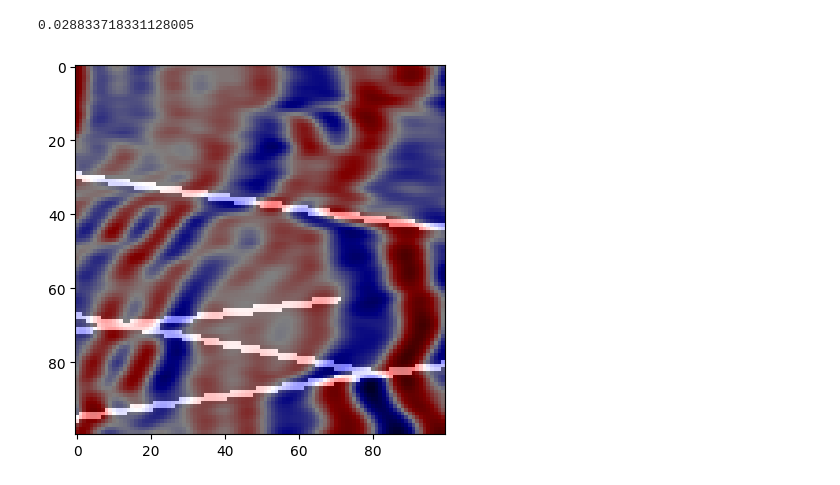
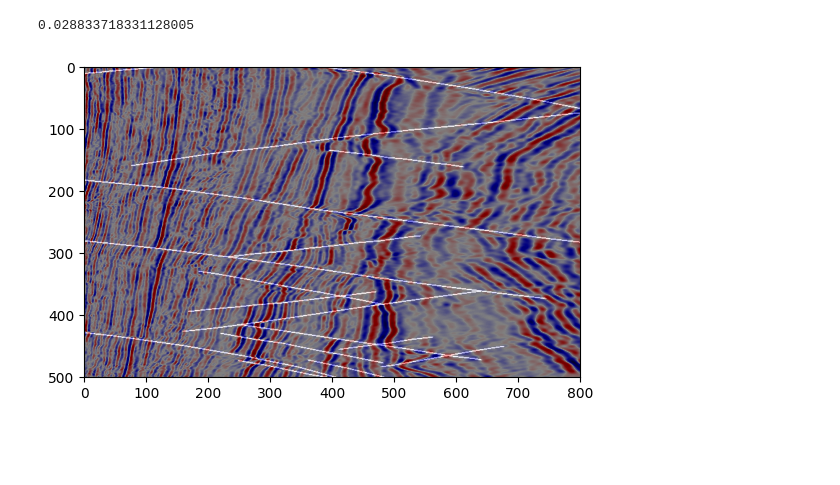
Before and after one commit to Kinlyran/Fault_Recong_zzr, a Jupyter notebook: data_explore.ipynb, the cells around one changed output. Saved outputs shown, nothing was run; the diff lists cells and outputs as text; code cells hidden in the pictures; blank space fills up the shorter version.

```diff
--- a/data_explore.ipynb
+++ b/data_explore.ipynb
@@ -102,8 +102,8 @@ print(label.sum()/(label.shape[0] * label.shape[1]))
 # %% [output]
 0.028833718331128005
 # %%
-plt.imshow(image[300:400, 400:500], cmap='seismic')
-plt.imshow(label[300:400, 400:500], cmap='gray', alpha=0.5)
+plt.imshow(image, cmap='seismic')
+plt.imshow(label, cmap='gray', alpha=0.5)
 plt.show()
 # %% [output]
-[figure, old version]
+[figure, new version]
```
Also changed, not shown: parts of 1 cell of this notebook, 2 other files.
